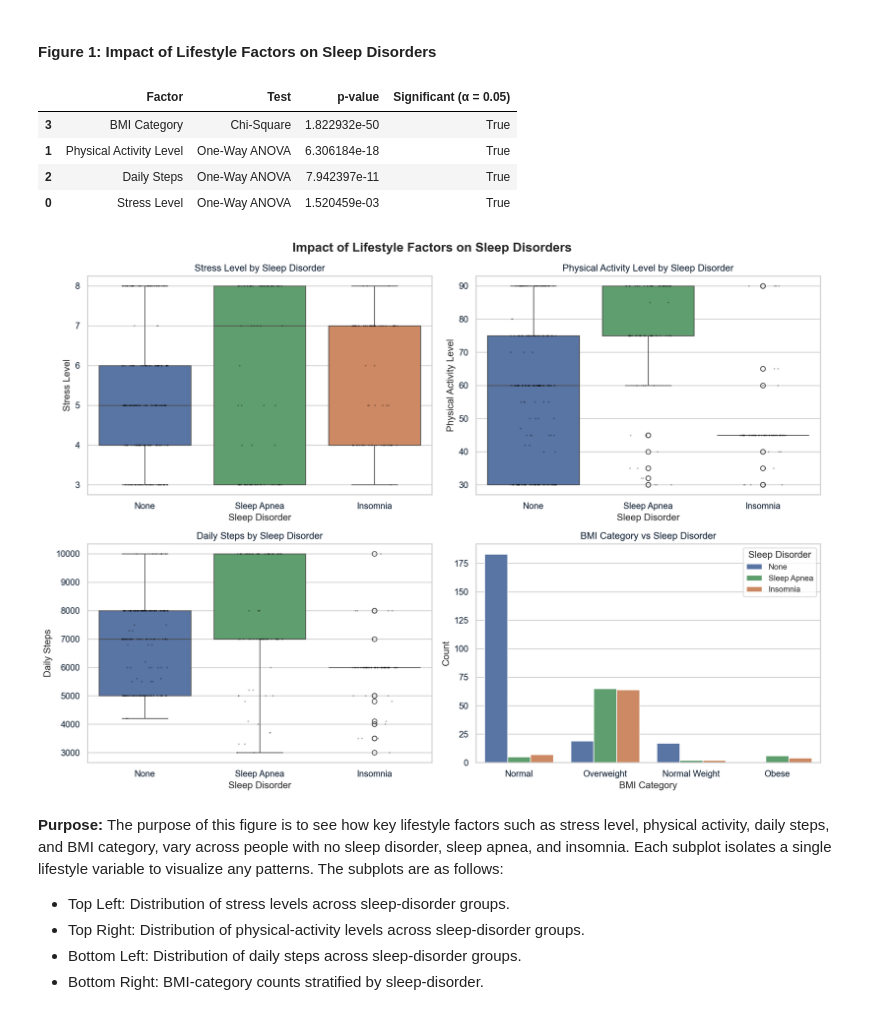
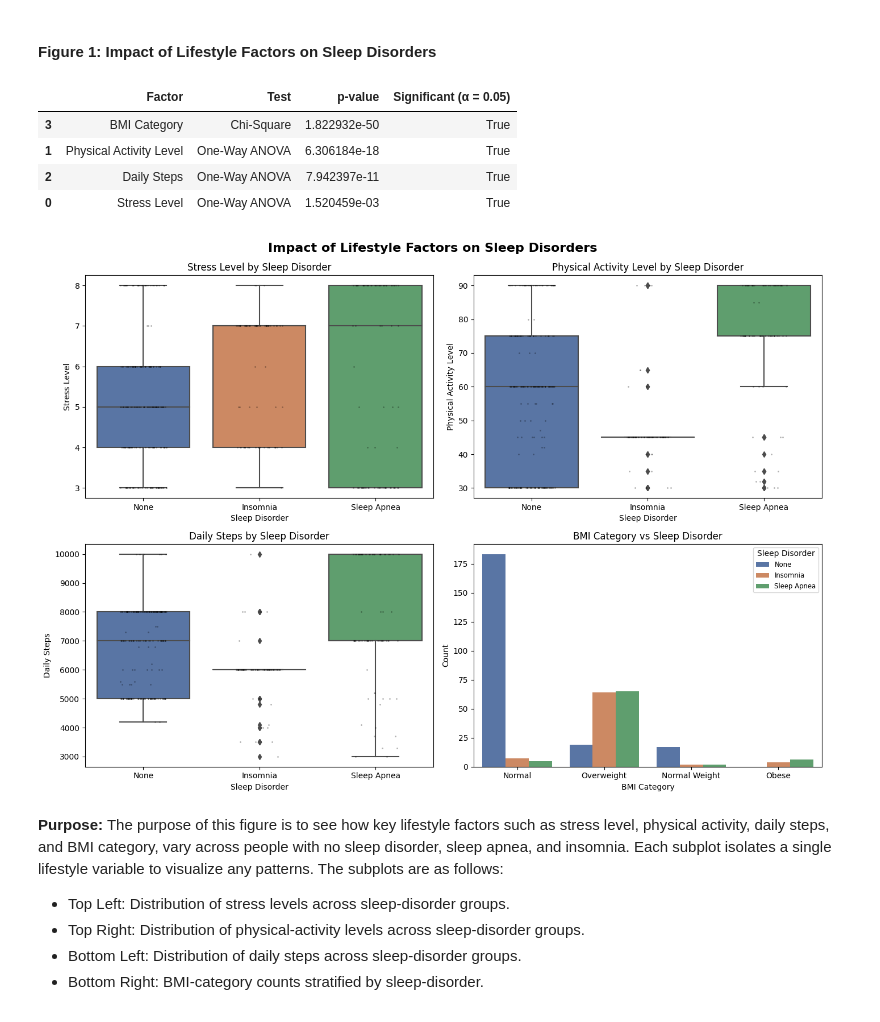
Before and after one commit to tamu-stat315/315FinalProject_LKJM, a Jupyter notebook: sleep_analysis.ipynb, the cells around one changed output. Cells and saved outputs as stored; diff of their text form; code cells hidden in the pictures.

```diff
--- a/sleep_analysis.ipynb
+++ b/sleep_analysis.ipynb
@@ -123,7 +124,8 @@ import numpy as np
 import seaborn as sns
 import matplotlib.pyplot as plt
 
-df = pd.read_csv('data.csv')
+# Read CSV and don't treat "None" string as NaN
+df = pd.read_csv('data.csv', keep_default_na=False, na_values=['', 'NA', 'NaN', 'null'])
 df.head()
 df.info()
 df.isna().sum()
@@ -352,6 +354,9 @@ sleep_disorder_palette = {
     'Sleep Apnea': '#55A868'
 }
 
+# Ensure Sleep Disorder order includes all categories
+sleep_disorder_order = ['None', 'Insomnia', 'Sleep Apnea']
+
 fig, axes = plt.subplots(2, 2, figsize=(14, 10))
 axes = axes.flatten()
 
@@ -363,6 +368,7 @@ for i, factor in enumerate(lifestyle_factors):
         sns.countplot(
             x=factor,
             hue='Sleep Disorder',
+            hue_order=sleep_disorder_order,
             data=df,
             ax=ax,
             order=order,
@@ -377,6 +383,7 @@ for i, factor in enumerate(lifestyle_factors):
         sns.boxplot(
             x='Sleep Disorder',
             y=factor,
+            order=sleep_disorder_order,
             data=df,
             ax=ax,
             palette=sleep_disorder_palette
@@ -384,34 +391,35 @@ for i, factor in enumerate(lifestyle_factors):
         sns.stripplot(
             x='Sleep Disorder',
             y=factor,
+            order=sleep_disorder_order,
             data=df,
             ax=ax,
             color='black',
             alpha=0.3,
             jitter=0.2,
             size=2
         )
         ax.set_ylabel(factor)
         ax.set_xlabel("Sleep Disorder")
         ax.set_title(f"{factor} by Sleep Disorder")
         if ax.legend_:
             ax.legend_.remove()
 
 # plt.tight_layout()
 plt.tight_layout(rect=[0, 0, 1, 0.96])
 plt.suptitle(
     "Impact of Lifestyle Factors on Sleep Disorders",
     fontsize=16,
     fontweight='bold'
 )
 plt.show()
 # %% [output]
 |  | Factor | Test | p-value | Significant (α = 0.05) |
 | 3 | BMI Category | Chi-Square | 1.822932e-50 | True |
 | 1 | Physical Activity Level | One-Way ANOVA | 6.306184e-18 | True |
 | 2 | Daily Steps | One-Way ANOVA | 7.942397e-11 | True |
 | 0 | Stress Level | One-Way ANOVA | 1.520459e-03 | True |
-[figure, old version]
+[figure, new version]
 # %% [markdown]
 **Purpose:** The purpose of this figure is to see how key lifestyle factors such as stress level, physical activity, daily steps, and BMI category, vary across people with no sleep disorder, sleep apnea, and insomnia. Each subplot isolates a single lifestyle variable to visualize any patterns. The subplots are as follows:
 - Top Left: Distribution of stress levels across sleep-disorder groups.
```
Also changed, not shown: parts of 12 cells of this notebook, 6 other files.
